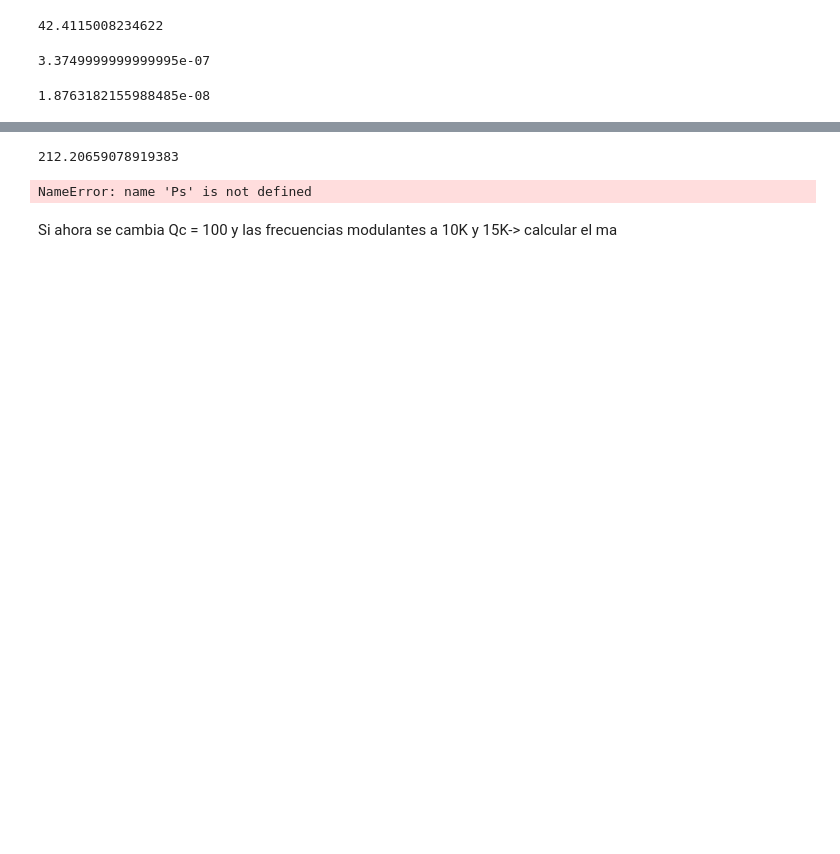
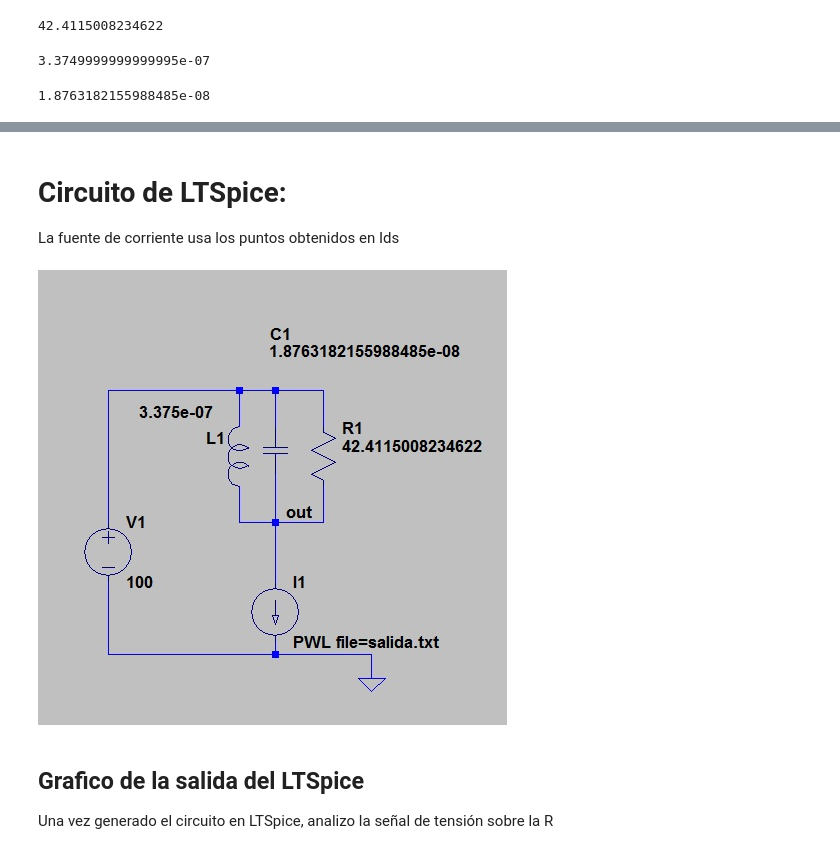
Before and after one commit to santisaran/EAIII, a Jupyter notebook: Clase 160916 - duplicador clase B.ipynb, the cells around one changed output, grey strips where cells are left out. Drawn from its saved outputs; the diff is of its cells as text; code cells hidden in the pictures; blank space fills up the shorter version.

```diff
--- a/Clase 160916 - duplicador clase B.ipynb
+++ b/Clase 160916 - duplicador clase B.ipynb
@@ -140,11 +74,0 @@ Id0 = 20/3/np.pi
-# %%
-Pcc = Vdd * Id0
-Pcc
-# %% [output]
-212.20659078919383
-# %%
-Pdisip = Pcc-Ps
-# %% [output]
-NameError: name 'Ps' is not defined
-# %% [markdown]
-Si ahora se cambia Qc = 100 y las frecuencias modulantes a 10K y 15K-> calcular el ma
@@ -152,0 +75,10 @@ At1970 = 1/
+# %% [markdown]
+# Circuito de LTSpice:
+La fuente de corriente usa los puntos obtenidos en Ids
+# %%
+Image(filename=u'circuito.png')
+# %% [output]
+[figure, added]
+# %% [markdown]
+## Grafico de la salida del LTSpice
+Una vez generado el circuito en LTSpice, analizo la señal de tensión sobre la R
```
Also changed, not shown: parts of 48 cells of this notebook, 7 other files.
